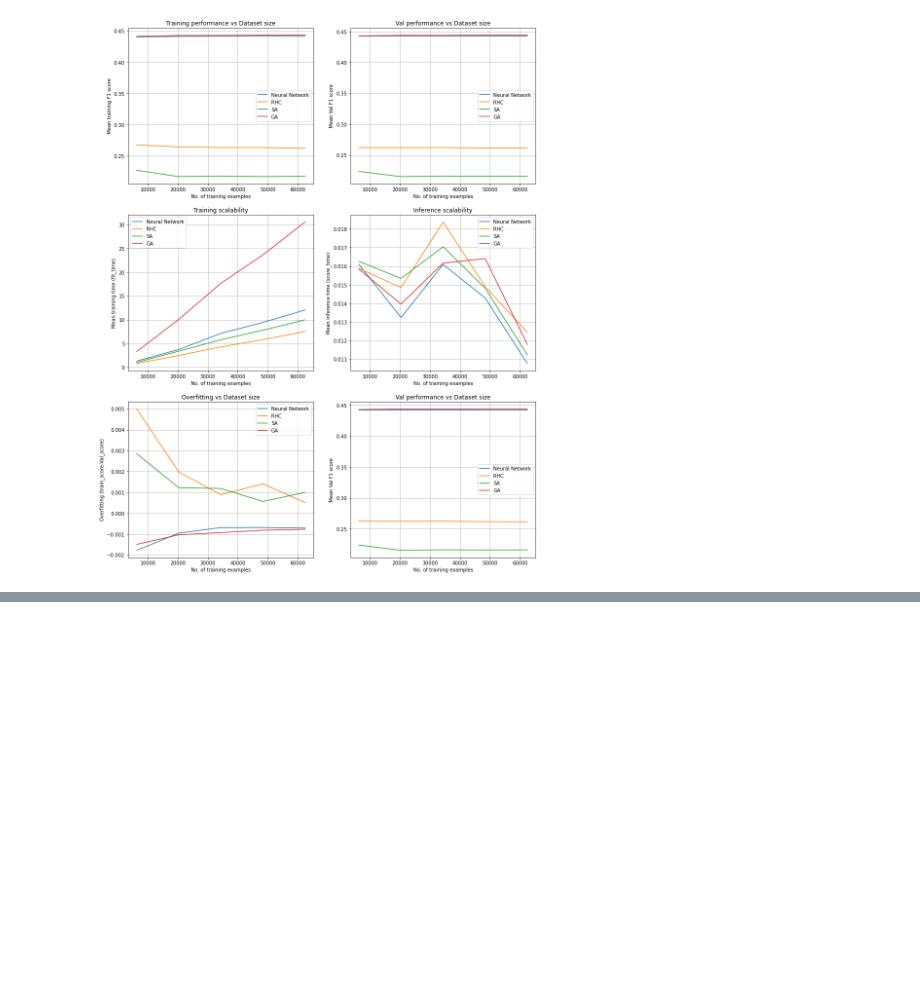
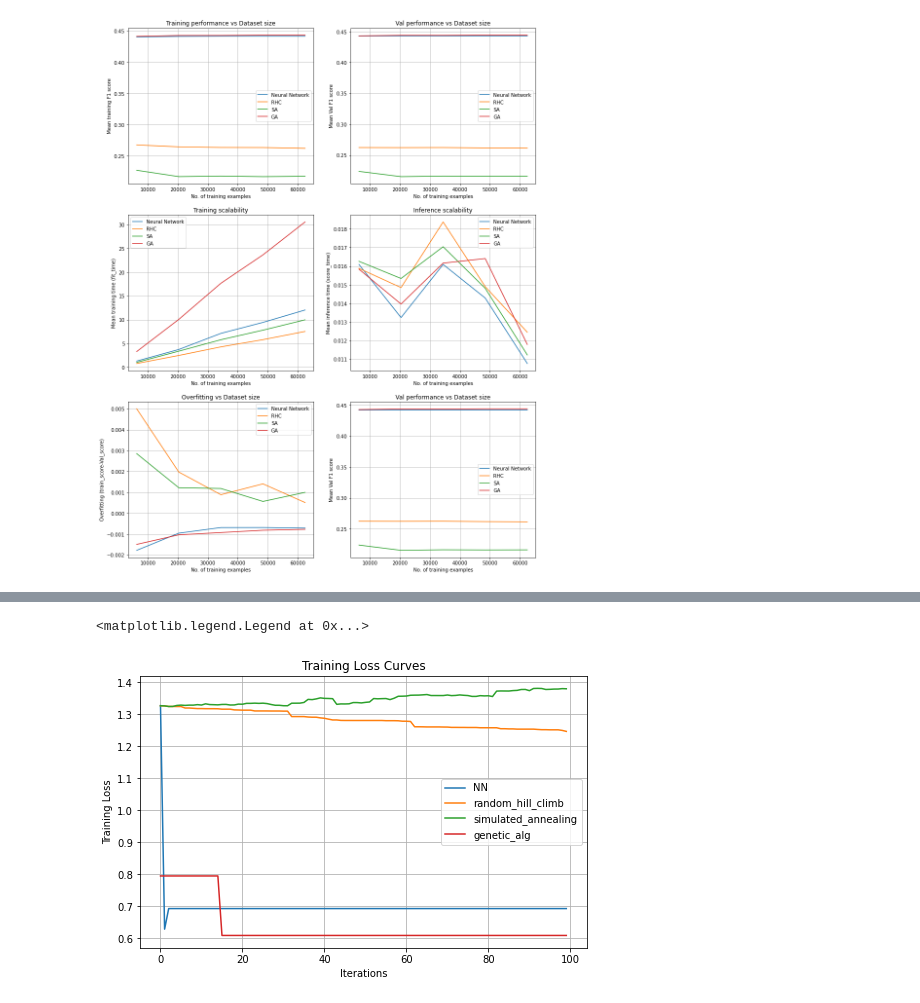
Before and after one commit to aishwaryaprabhat/CS7641-Machine-Learning, a Jupyter notebook: random_optimization/Neural Network.ipynb, the cells around one changed output, grey strips where cells are left out. Saved outputs shown, nothing was run; the diff lists cells and outputs as text; code cells hidden in the pictures; blank space fills up the shorter version.

```diff
--- a/random_optimization/Neural Network.ipynb
+++ b/random_optimization/Neural Network.ipynb
@@ -197,0 +188,17 @@ plt.legend()
+# %%
+fig, ax = plt.subplots(figsize=(8,5))
+
+plt.plot(-1*models_ind[0].fitness_curve, label="NN")
+plt.plot(models_ind[1].fitness_curve[:, 0], label=models_ind[1].algorithm)
+plt.plot(models_ind[2].fitness_curve[:,0], label=models_ind[2].algorithm)
+plt.plot(models_ind[3].fitness_curve[:,0], label=models_ind[3].algorithm)
+
+ax.set_title('Training Loss Curves')
+ax.set_ylabel('Training Loss')
+ax.set_xlabel('Iterations')
+ax.grid()
+
+ax.legend()
+# %% [output]
+<matplotlib.legend.Legend at 0x...>
+[figure, added]
```
Also changed, not shown: parts of 8 cells of this notebook.
